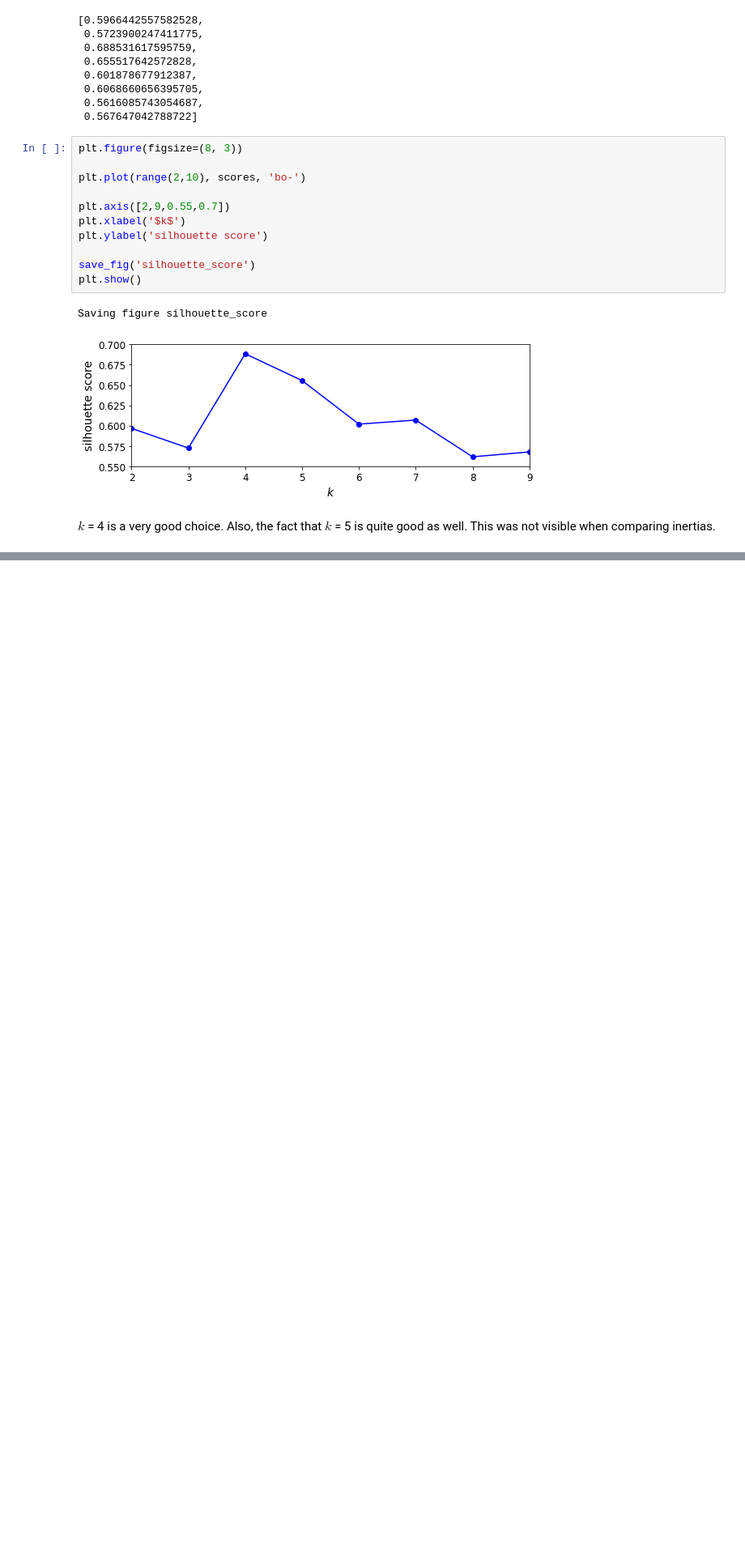
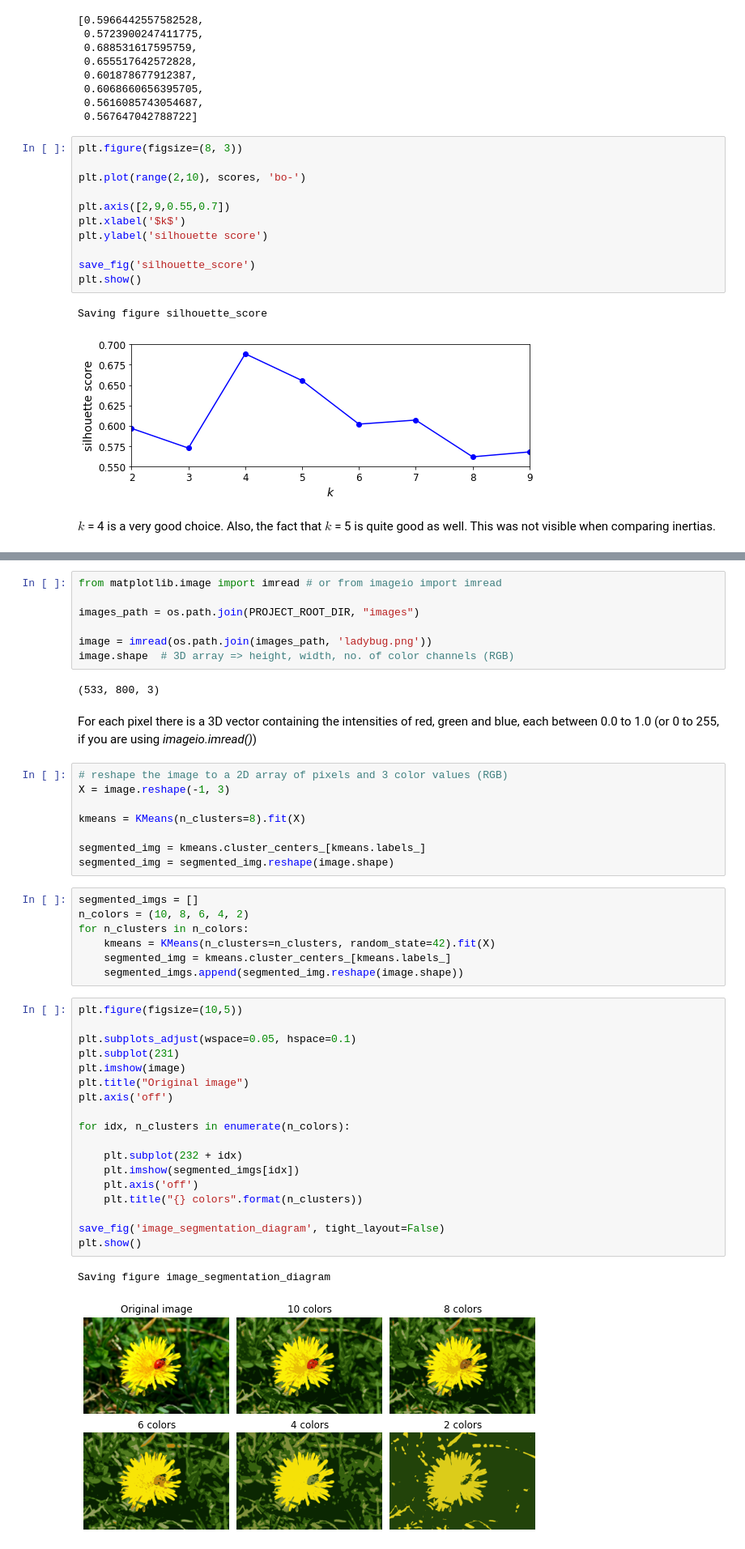
Before and after one commit to sankalptambe/unsupervised-learning, a Jupyter notebook: unsupervised_learning.ipynb, the cells around one changed output, grey strips where cells are left out. Shown: that part at 81% size. Saved outputs shown, nothing was run; the diff lists cells and outputs as text; blank space fills up the shorter version.

Commit message:
clustering for image segmentation added

```diff
--- a/unsupervised_learning.ipynb
+++ b/unsupervised_learning.ipynb
@@ -399,0 +408,47 @@ $k$ = 4 is a very good choice. Also, the fact that $k$ = 5 is quite good as well
+# %%
+from matplotlib.image import imread # or from imageio import imread
+
+images_path = os.path.join(PROJECT_ROOT_DIR, "images")
+
+image = imread(os.path.join(images_path, 'ladybug.png'))
+image.shape  # 3D array => height, width, no. of color channels (RGB)
+# %% [output]
+(533, 800, 3)
+# %% [markdown]
+For each pixel there is a 3D vector containing the intensities of red, green and blue, each between 0.0 to 1.0 (or 0 to 255, if you are using *imageio.imread()*)
+# %%
+# reshape the image to a 2D array of pixels and 3 color values (RGB)
+X = image.reshape(-1, 3)
+
+kmeans = KMeans(n_clusters=8).fit(X)
+
+segmented_img = kmeans.cluster_centers_[kmeans.labels_]
+segmented_img = segmented_img.reshape(image.shape)
+# %%
+segmented_imgs = []
+n_colors = (10, 8, 6, 4, 2)
+for n_clusters in n_colors:
+    kmeans = KMeans(n_clusters=n_clusters, random_state=42).fit(X)
+    segmented_img = kmeans.cluster_centers_[kmeans.labels_]
+    segmented_imgs.append(segmented_img.reshape(image.shape))
+# %%
+plt.figure(figsize=(10,5))
+
+plt.subplots_adjust(wspace=0.05, hspace=0.1)
+plt.subplot(231)
+plt.imshow(image)
+plt.title("Original image")
+plt.axis('off')
+
+for idx, n_clusters in enumerate(n_colors):
+
+    plt.subplot(232 + idx)
+    plt.imshow(segmented_imgs[idx])
+    plt.axis('off')
+    plt.title("{} colors".format(n_clusters))
+
+save_fig('image_segmentation_diagram', tight_layout=False)
+plt.show()
+# %% [output]
+Saving figure image_segmentation_diagram
+[figure, added]
```
Also changed, not shown: parts of 4 cells of this notebook, 2 other files.
